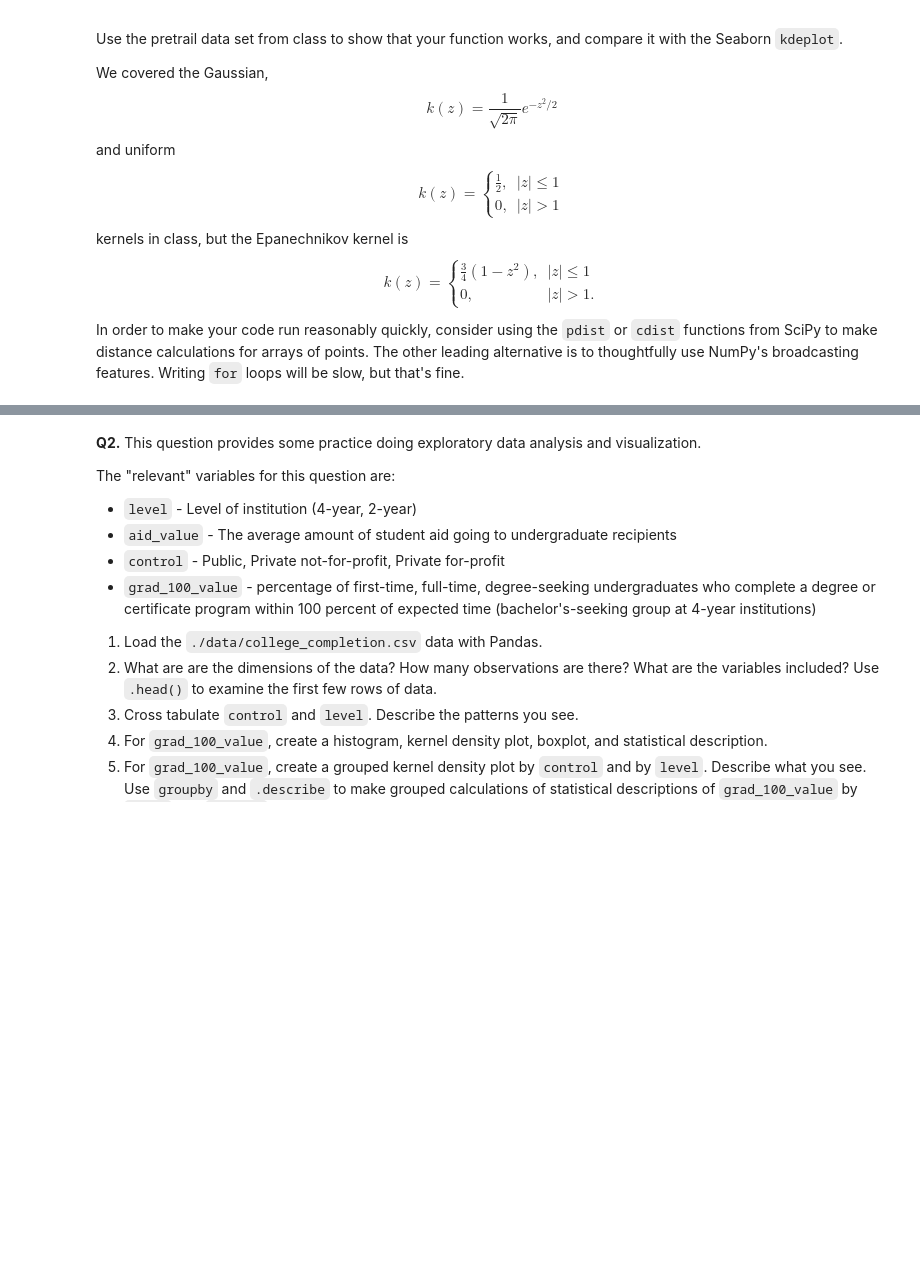
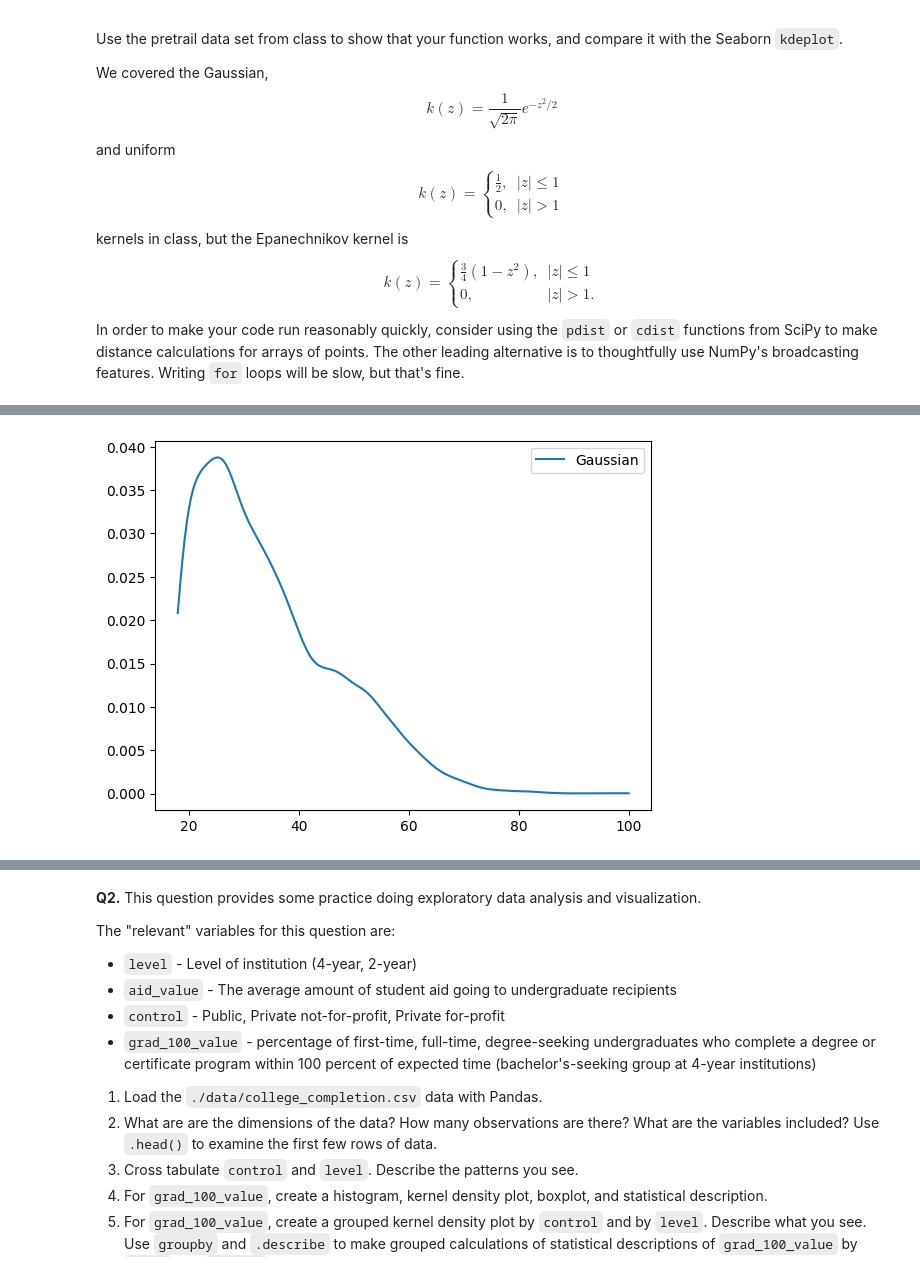
Before and after one commit to mchen899923/visualization_assignment, a Jupyter notebook: assignment.ipynb, the cells around one changed output, grey strips where cells are left out. Saved outputs shown, nothing was run; the diff lists cells and outputs as text; code cells hidden in the pictures; blank space fills up the shorter version.

```diff
--- a/assignment.ipynb
+++ b/assignment.ipynb
@@ -38,0 +120,5 @@ In order to make your code run reasonably quickly, consider using the `pdist` or
+# %%
+sns.lineplot(x = grid, y = kernel_gaussian, label = "Gaussian") #plot
+plt.show()
+# %% [output]
+[figure, added]
```
Also changed, not shown: parts of 12 cells of this notebook.
